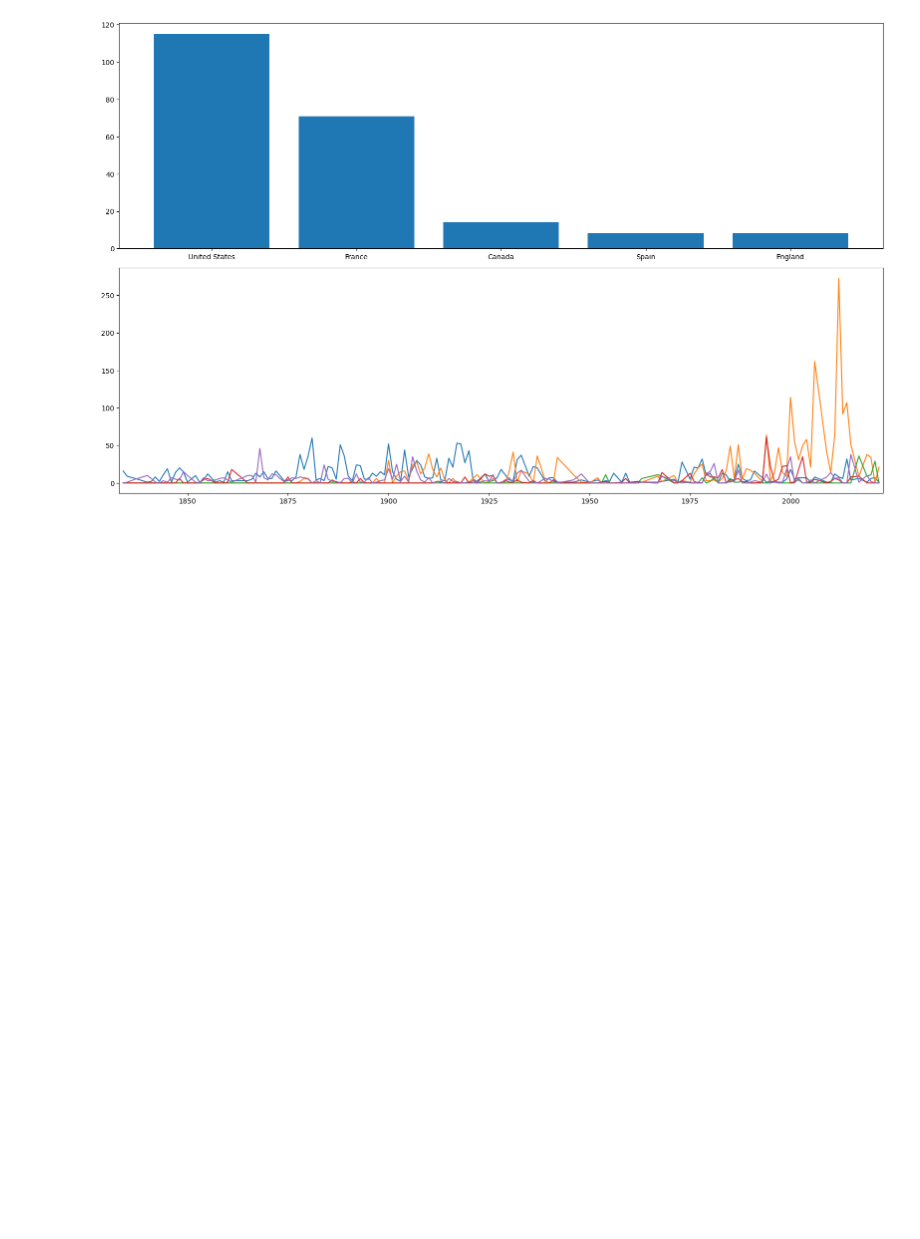
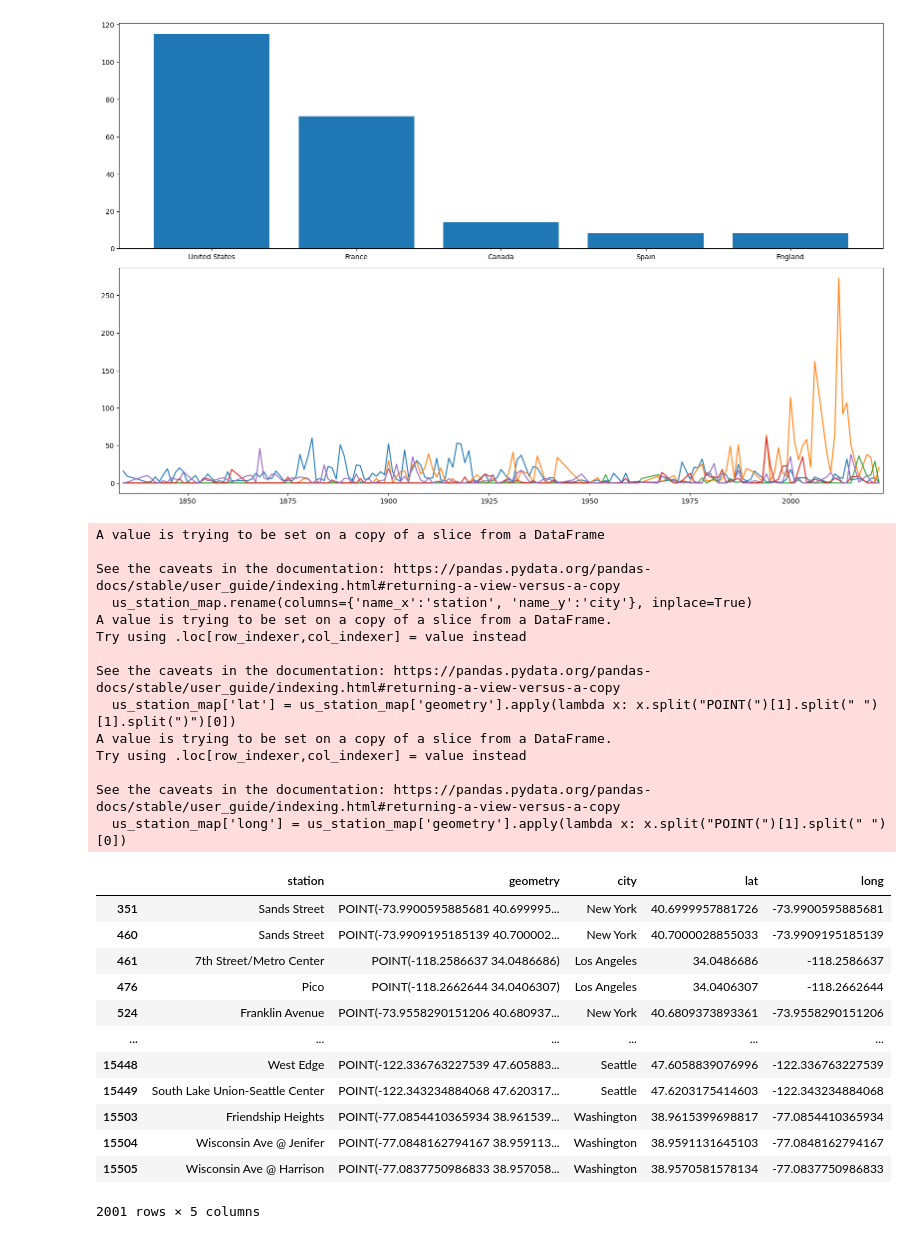
Before and after one commit to JaimeVRodriguez/transit_systems_of_word_eda, a Jupyter notebook: notebooks/testing.ipynb, the cells around one changed output. Drawn from its saved outputs; the diff is of its cells as text; code cells hidden in the pictures; blank space fills up the shorter version.

```diff
--- a/notebooks/testing.ipynb
+++ b/notebooks/testing.ipynb
@@ -272,3 +255,37 @@ fig.set_size_inches(16, 10)
 fig.tight_layout()
 # %% [output]
 [figure]
+# %%
+us_station_map = merged_cities_stations_us[['name_x', 'geometry', 'name_y']]
+us_station_map.rename(columns={'name_x':'station', 'name_y':'city'}, inplace=True)
+us_station_map['lat'] = us_station_map['geometry'].apply(lambda x: x.split("POINT(")[1].split(" ")[1].split(")")[0])
+us_station_map['long'] = us_station_map['geometry'].apply(lambda x: x.split("POINT(")[1].split(" ")[0])
+us_station_map
+# %% [output]
+A value is trying to be set on a copy of a slice from a DataFrame
+
+See the caveats in the documentation: https://pandas.pydata.org/pandas-docs/stable/user_guide/indexing.html#returning-a-view-versus-a-copy
+  us_station_map.rename(columns={'name_x':'station', 'name_y':'city'}, inplace=True)
+A value is trying to be set on a copy of a slice from a DataFrame.
+Try using .loc[row_indexer,col_indexer] = value instead
+
+See the caveats in the documentation: https://pandas.pydata.org/pandas-docs/stable/user_guide/indexing.html#returning-a-view-versus-a-copy
+  us_station_map['lat'] = us_station_map['geometry'].apply(lambda x: x.split("POINT(")[1].split(" ")[1].split(")")[0])
+A value is trying to be set on a copy of a slice from a DataFrame.
+Try using .loc[row_indexer,col_indexer] = value instead
+
+See the caveats in the documentation: https://pandas.pydata.org/pandas-docs/stable/user_guide/indexing.html#returning-a-view-versus-a-copy
+  us_station_map['long'] = us_station_map['geometry'].apply(lambda x: x.split("POINT(")[1].split(" ")[0])
+|  | station | geometry | city | lat | long |
+| 351 | Sands Street | POINT(-73.9900595885681 40.699995... | New York | 40.6999957881726 | -73.9900595885681 |
+| 460 | Sands Street | POINT(-73.9909195185139 40.700002... | New York | 40.7000028855033 | -73.9909195185139 |
+| 461 | 7th Street/Metro Center | POINT(-118.2586637 34.0486686) | Los Angeles | 34.0486686 | -118.2586637 |
+| 476 | Pico | POINT(-118.2662644 34.0406307) | Los Angeles | 34.0406307 | -118.2662644 |
+| 524 | Franklin Avenue | POINT(-73.9558290151206 40.680937... | New York | 40.6809373893361 | -73.9558290151206 |
+| ... | ... | ... | ... | ... | ... |
+| 15448 | West Edge | POINT(-122.336763227539 47.605883... | Seattle | 47.6058839076996 | -122.336763227539 |
+| 15449 | South Lake Union-Seattle Center | POINT(-122.343234884068 47.620317... | Seattle | 47.6203175414603 | -122.343234884068 |
+| 15503 | Friendship Heights | POINT(-77.0854410365934 38.961539... | Washington | 38.9615399698817 | -77.0854410365934 |
+| 15504 | Wisconsin Ave @ Jenifer | POINT(-77.0848162794167 38.959113... | Washington | 38.9591131645103 | -77.0848162794167 |
+| 15505 | Wisconsin Ave @ Harrison | POINT(-77.0837750986833 38.957058... | Washington | 38.9570581578134 | -77.0837750986833 |
+2001 rows × 5 columns
```
Also changed, not shown: parts of 3 cells of this notebook.
